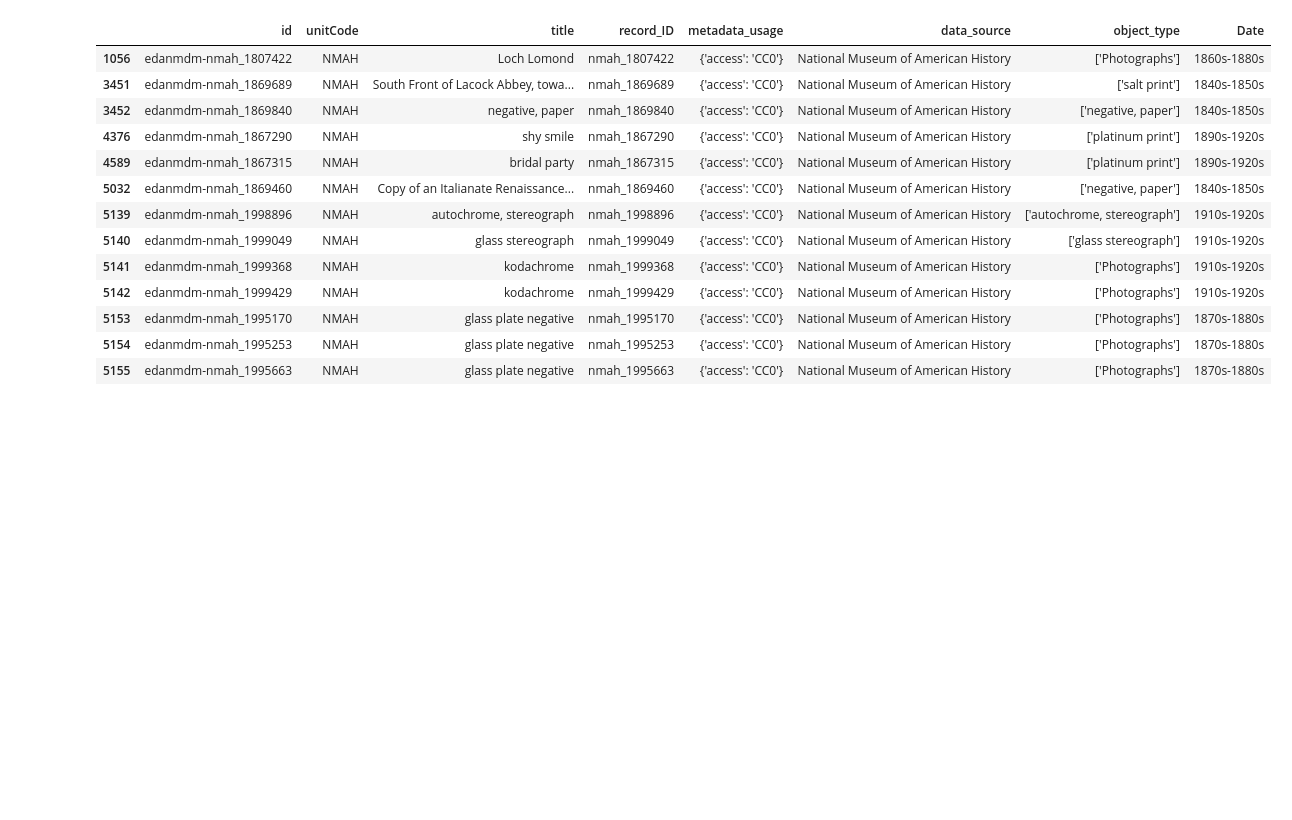
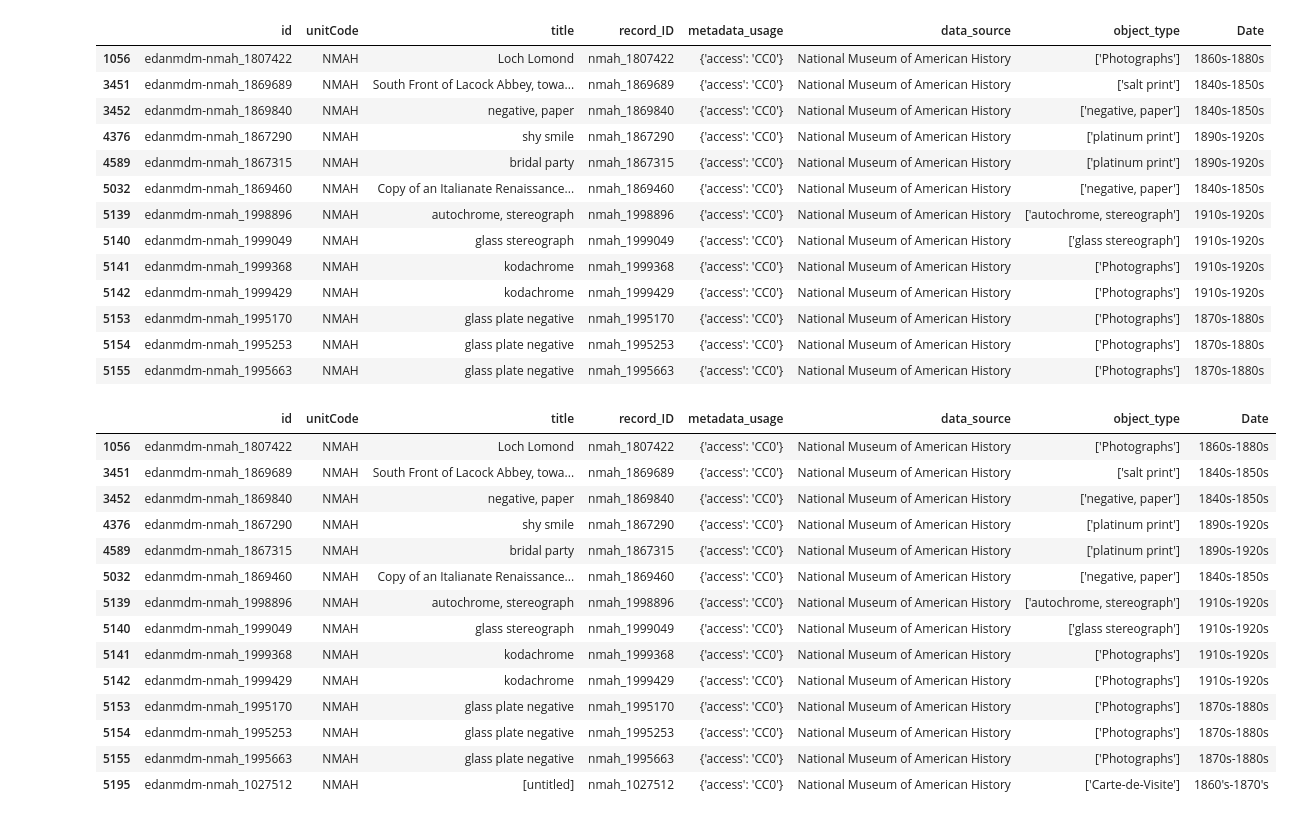
Before and after one commit to Parick57/SI-American-History-Dates, a Jupyter notebook: Regular Expressions.ipynb, the cells around one changed output. Cells and saved outputs as stored; diff of their text form; code cells hidden in the pictures; blank space fills up the shorter version.

```diff
--- a/Regular Expressions.ipynb
+++ b/Regular Expressions.ipynb
@@ -209,8 +209,24 @@ nmah_df[nmah_df['Date'].str.match(s_pattern).fillna(False)]
 | 5154 | edanmdm-nmah_1995253 | NMAH | glass plate negative | nmah_1995253 | {'access': 'CC0'} | National Museum of American History | ['Photographs'] | 1870s-1880s |
 | 5155 | edanmdm-nmah_1995663 | NMAH | glass plate negative | nmah_1995663 | {'access': 'CC0'} | National Museum of American History | ['Photographs'] | 1870s-1880s |
 # %%
-sapos_pattern = r'^\d{4}[s]s*-\s*\d{4}[s]$'
+sapos_pattern = r'^\d{4}\'?[s]s*-\s*\d{4}\'?[s]$'
 nmah_df[nmah_df['Date'].str.match(sapos_pattern).fillna(False)]
+# %% [output]
+|  | id | unitCode | title | record_ID | metadata_usage | data_source | object_type | Date |
+| 1056 | edanmdm-nmah_1807422 | NMAH | Loch Lomond | nmah_1807422 | {'access': 'CC0'} | National Museum of American History | ['Photographs'] | 1860s-1880s |
+| 3451 | edanmdm-nmah_1869689 | NMAH | South Front of Lacock Abbey, towa... | nmah_1869689 | {'access': 'CC0'} | National Museum of American History | ['salt print'] | 1840s-1850s |
+| 3452 | edanmdm-nmah_1869840 | NMAH | negative, paper | nmah_1869840 | {'access': 'CC0'} | National Museum of American History | ['negative, paper'] | 1840s-1850s |
+| 4376 | edanmdm-nmah_1867290 | NMAH | shy smile | nmah_1867290 | {'access': 'CC0'} | National Museum of American History | ['platinum print'] | 1890s-1920s |
+| 4589 | edanmdm-nmah_1867315 | NMAH | bridal party | nmah_1867315 | {'access': 'CC0'} | National Museum of American History | ['platinum print'] | 1890s-1920s |
+| 5032 | edanmdm-nmah_1869460 | NMAH | Copy of an Italianate Renaissance... | nmah_1869460 | {'access': 'CC0'} | National Museum of American History | ['negative, paper'] | 1840s-1850s |
+| 5139 | edanmdm-nmah_1998896 | NMAH | autochrome, stereograph | nmah_1998896 | {'access': 'CC0'} | National Museum of American History | ['autochrome, stereograph'] | 1910s-1920s |
+| 5140 | edanmdm-nmah_1999049 | NMAH | glass stereograph | nmah_1999049 | {'access': 'CC0'} | National Museum of American History | ['glass stereograph'] | 1910s-1920s |
+| 5141 | edanmdm-nmah_1999368 | NMAH | kodachrome | nmah_1999368 | {'access': 'CC0'} | National Museum of American History | ['Photographs'] | 1910s-1920s |
+| 5142 | edanmdm-nmah_1999429 | NMAH | kodachrome | nmah_1999429 | {'access': 'CC0'} | National Museum of American History | ['Photographs'] | 1910s-1920s |
+| 5153 | edanmdm-nmah_1995170 | NMAH | glass plate negative | nmah_1995170 | {'access': 'CC0'} | National Museum of American History | ['Photographs'] | 1870s-1880s |
+| 5154 | edanmdm-nmah_1995253 | NMAH | glass plate negative | nmah_1995253 | {'access': 'CC0'} | National Museum of American History | ['Photographs'] | 1870s-1880s |
+| 5155 | edanmdm-nmah_1995663 | NMAH | glass plate negative | nmah_1995663 | {'access': 'CC0'} | National Museum of American History | ['Photographs'] | 1870s-1880s |
+| 5195 | edanmdm-nmah_1027512 | NMAH | [untitled] | nmah_1027512 | {'access': 'CC0'} | National Museum of American History | ['Carte-de-Visite'] | 1860's-1870's |
 # %%
 date_range_filter = nmah_df['Date'].str.match(date_range_pattern).fillna(False)
 after_filter = nmah_df['Date'].str.match(after_pattern).fillna(False)
```
Also changed, not shown: parts of 1 cell of this notebook.
